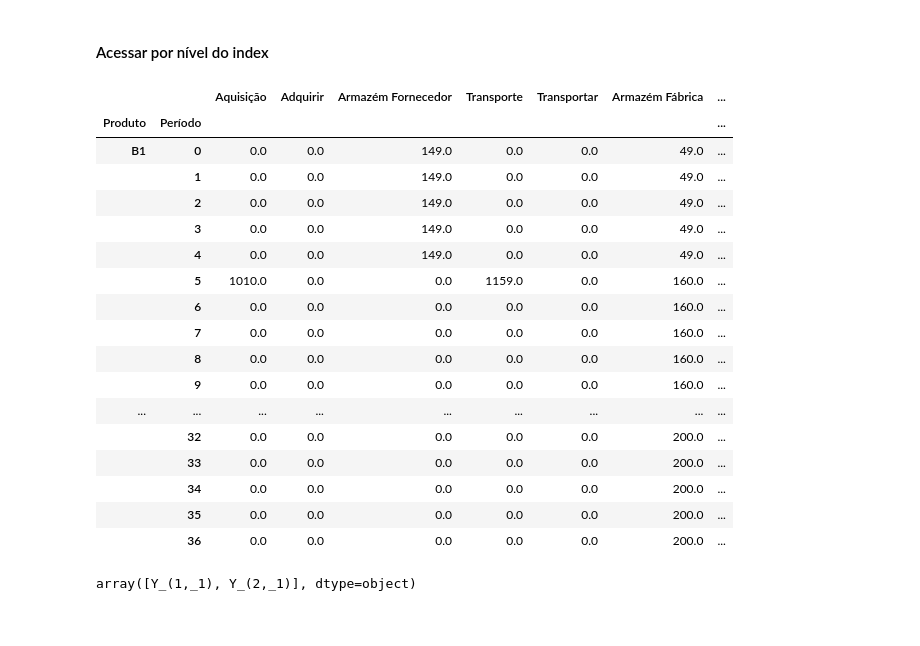
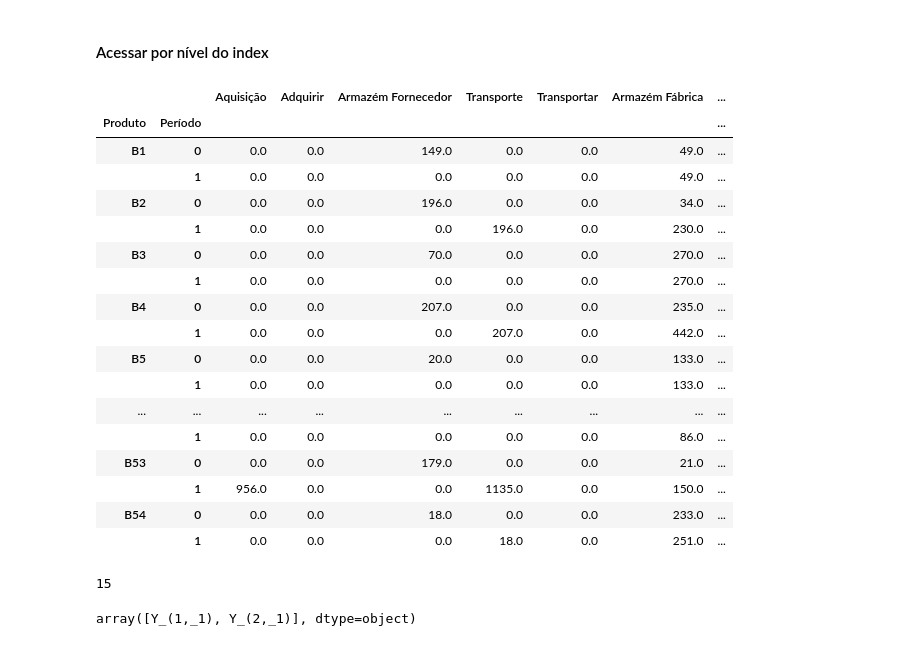
Before and after one commit to oiac23/ifg-ai, a Jupyter notebook: 3-modelagem e otimizacao/AVALIACAO/TrabalhoModelagem.ipynb, the cells around one changed output. Drawn from its saved outputs; the diff is of its cells as text; code cells hidden in the pictures.

```diff
--- a/3-modelagem e otimizacao/AVALIACAO/TrabalhoModelagem.ipynb
+++ b/3-modelagem e otimizacao/AVALIACAO/TrabalhoModelagem.ipynb
@@ -277,4 +249,17 @@ df
 # %%
+data = [X,
+        Z,
+        S,
+        T,
+        Y,
+        W,
+        M,
+        D,
+        ]
+
+df = pd.DataFrame.from_records(data, index=['Aquisição', 'Adquirir', 'Armazém Fornecedor', 'Transporte', 'Transportar', 'Armazém Fábrica', 'Estoque Mínimo', 'Demanda'])
+df = df.T
+
 for key in df.columns:
     if key in ['Estoque Mínimo','Demanda']:
         pass
@@ -286,27 +271,31 @@ df = df.fillna(0)
 # %% [markdown]
 #### Acessar por nível do index
 # %%
-pd.set_option('display.max_rows', 300)
-df[df.index.get_level_values('Produto').isin(['B1'])]
+pd.options.display.max_rows = 999
+df[df.index.get_level_values('Período').isin([0, 1])]
 # %% [output]
 |  |  | Aquisição | Adquirir | Armazém Fornecedor | Transporte | Transportar | Armazém Fábrica | ... |
 | Produto | Período |  |  |  |  |  |  | ... |
 | B1 | 0 | 0.0 | 0.0 | 149.0 | 0.0 | 0.0 | 49.0 | ... |
-|  | 1 | 0.0 | 0.0 | 149.0 | 0.0 | 0.0 | 49.0 | ... |
-|  | 2 | 0.0 | 0.0 | 149.0 | 0.0 | 0.0 | 49.0 | ... |
-|  | 3 | 0.0 | 0.0 | 149.0 | 0.0 | 0.0 | 49.0 | ... |
-|  | 4 | 0.0 | 0.0 | 149.0 | 0.0 | 0.0 | 49.0 | ... |
-|  | 5 | 1010.0 | 0.0 | 0.0 | 1159.0 | 0.0 | 160.0 | ... |
-|  | 6 | 0.0 | 0.0 | 0.0 | 0.0 | 0.0 | 160.0 | ... |
-|  | 7 | 0.0 | 0.0 | 0.0 | 0.0 | 0.0 | 160.0 | ... |
-|  | 8 | 0.0 | 0.0 | 0.0 | 0.0 | 0.0 | 160.0 | ... |
-|  | 9 | 0.0 | 0.0 | 0.0 | 0.0 | 0.0 | 160.0 | ... |
+|  | 1 | 0.0 | 0.0 | 0.0 | 0.0 | 0.0 | 49.0 | ... |
+| B2 | 0 | 0.0 | 0.0 | 196.0 | 0.0 | 0.0 | 34.0 | ... |
+|  | 1 | 0.0 | 0.0 | 0.0 | 196.0 | 0.0 | 230.0 | ... |
+| B3 | 0 | 0.0 | 0.0 | 70.0 | 0.0 | 0.0 | 270.0 | ... |
+|  | 1 | 0.0 | 0.0 | 0.0 | 0.0 | 0.0 | 270.0 | ... |
+| B4 | 0 | 0.0 | 0.0 | 207.0 | 0.0 | 0.0 | 235.0 | ... |
+|  | 1 | 0.0 | 0.0 | 0.0 | 207.0 | 0.0 | 442.0 | ... |
+| B5 | 0 | 0.0 | 0.0 | 20.0 | 0.0 | 0.0 | 133.0 | ... |
+|  | 1 | 0.0 | 0.0 | 0.0 | 0.0 | 0.0 | 133.0 | ... |
 | ... | ... | ... | ... | ... | ... | ... | ... | ... |
-|  | 32 | 0.0 | 0.0 | 0.0 | 0.0 | 0.0 | 200.0 | ... |
-|  | 33 | 0.0 | 0.0 | 0.0 | 0.0 | 0.0 | 200.0 | ... |
-|  | 34 | 0.0 | 0.0 | 0.0 | 0.0 | 0.0 | 200.0 | ... |
-|  | 35 | 0.0 | 0.0 | 0.0 | 0.0 | 0.0 | 200.0 | ... |
-|  | 36 | 0.0 | 0.0 | 0.0 | 0.0 | 0.0 | 200.0 | ... |
+|  | 1 | 0.0 | 0.0 | 0.0 | 0.0 | 0.0 | 86.0 | ... |
+| B53 | 0 | 0.0 | 0.0 | 179.0 | 0.0 | 0.0 | 21.0 | ... |
+|  | 1 | 956.0 | 0.0 | 0.0 | 1135.0 | 0.0 | 150.0 | ... |
+| B54 | 0 | 0.0 | 0.0 | 18.0 | 0.0 | 0.0 | 233.0 | ... |
+|  | 1 | 0.0 | 0.0 | 0.0 | 18.0 | 0.0 | 251.0 | ... |
+# %%
+df[df[df.index.get_level_values('Período').isin([4])]>0]['Transporte'].count()
+# %% [output]
+15
 # %%
 df = pd.DataFrame.from_dict({'Data':Y}, orient='index')
 # %%
```
Also changed, not shown: parts of 7 cells of this notebook.
